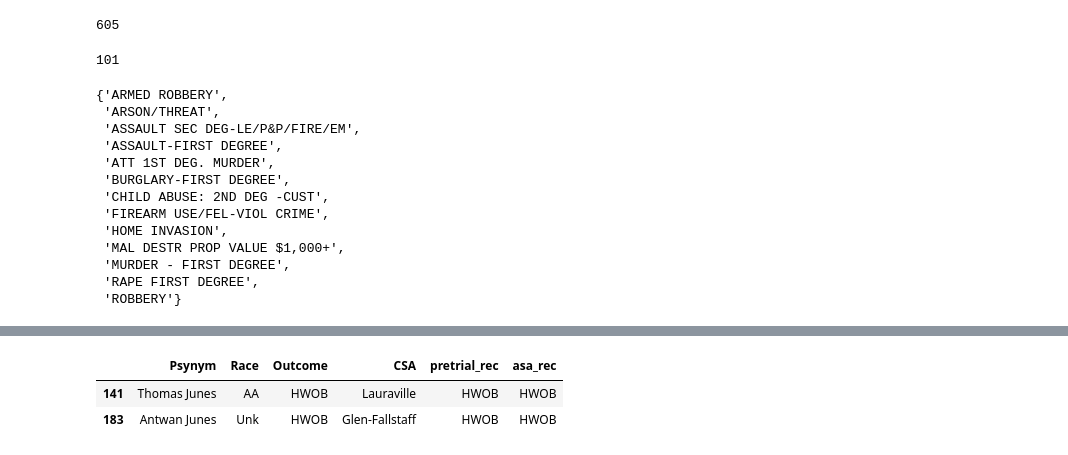
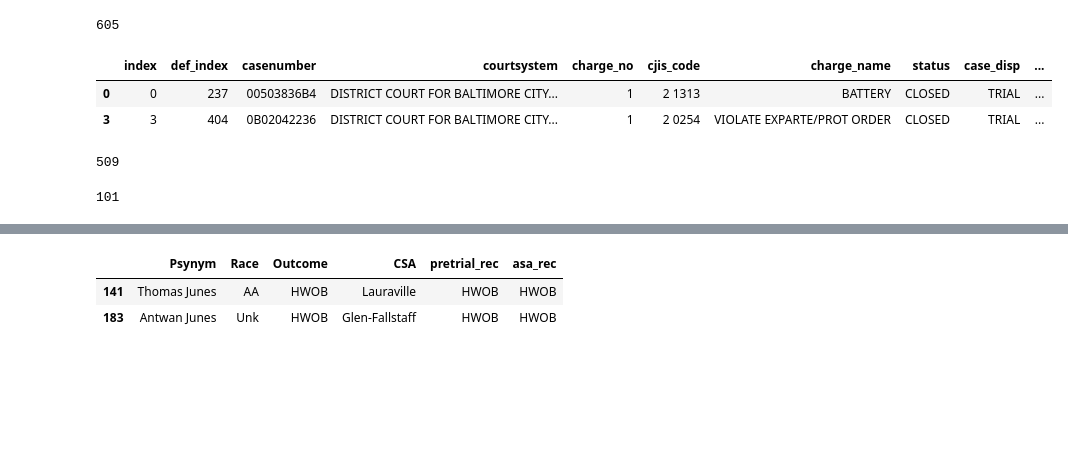
Before and after one commit to Colinstarger/Butterfly_in_COVID_Spring22, a Jupyter notebook: Black_Butterfly_Sp22_public.ipynb, the cells around one changed output, grey strips where cells are left out. Saved outputs shown, nothing was run; the diff lists cells and outputs as text; code cells hidden in the pictures; blank space fills up the shorter version.

```diff
--- a/Black_Butterfly_Sp22_public.ipynb
+++ b/Black_Butterfly_Sp22_public.ipynb
@@ -625,6 +658,17 @@ sub_df=charges_df[charges_df.charge_no==1]
 len(sub_df)
 # %% [output]
 605
+# %%
+#Peek under the hood
+sub_df.head(2)
+# %% [output]
+|  | index | def_index | casenumber | courtsystem | charge_no | cjis_code | charge_name | status | case_disp | ... |
+| 0 | 0 | 237 | 00503836B4 | DISTRICT COURT FOR BALTIMORE CITY... | 1 | 2 1313 | BATTERY | CLOSED | TRIAL | ... |
+| 3 | 3 | 404 | 0B02042236 | DISTRICT COURT FOR BALTIMORE CITY... | 1 | 2 0254 | VIOLATE EXPARTE/PROT ORDER | CLOSED | TRIAL | ... |
+# %%
+len(sub_df.def_index.unique())
+# %% [output]
+509
 # %%
 #number of unique charges
 len(sub_df["charge_name"].unique())
@@ -641,16 +676,0 @@ viol = set(x.index)-non_viol-a2
-# %%
-viol
-# %% [output]
-{'ARMED ROBBERY',
- 'ARSON/THREAT',
- 'ASSAULT SEC DEG-LE/P&P/FIRE/EM',
- 'ASSAULT-FIRST DEGREE',
- 'ATT 1ST DEG. MURDER',
- 'BURGLARY-FIRST DEGREE',
- 'CHILD ABUSE: 2ND DEG -CUST',
- 'FIREARM USE/FEL-VIOL CRIME',
- 'HOME INVASION',
- 'MAL DESTR PROP VALUE $1,000+',
- 'MURDER - FIRST DEGREE',
- 'RAPE FIRST DEGREE',
- 'ROBBERY'}
```
Also changed, not shown: parts of 121 cells of this notebook.
